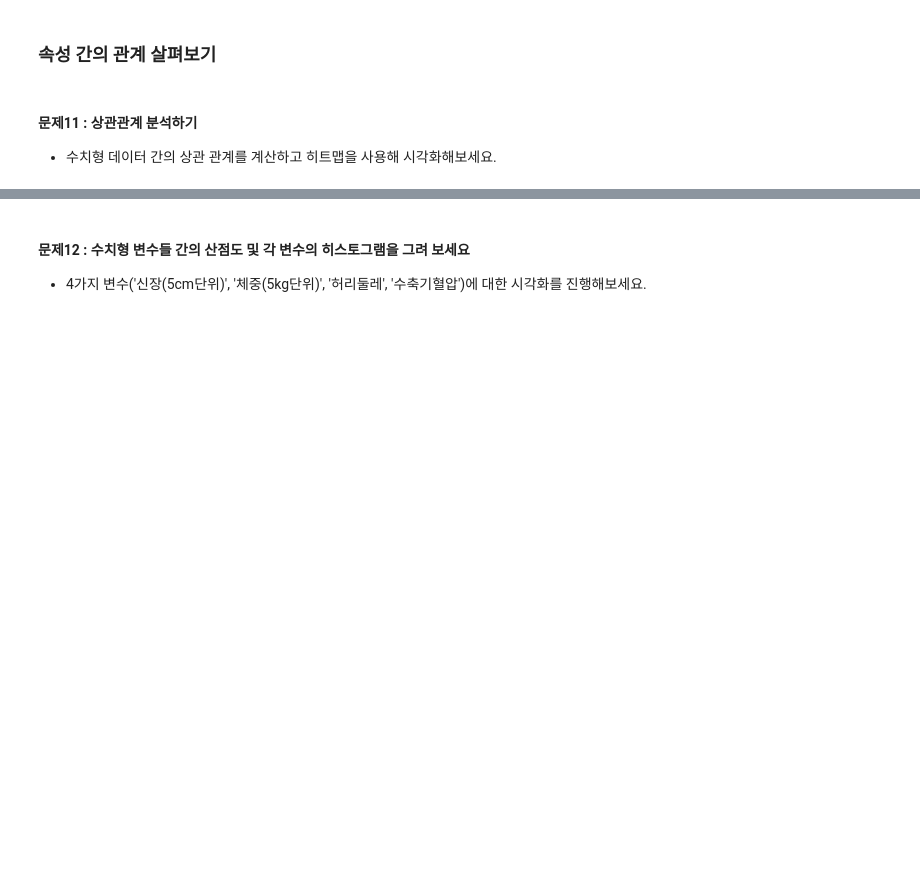
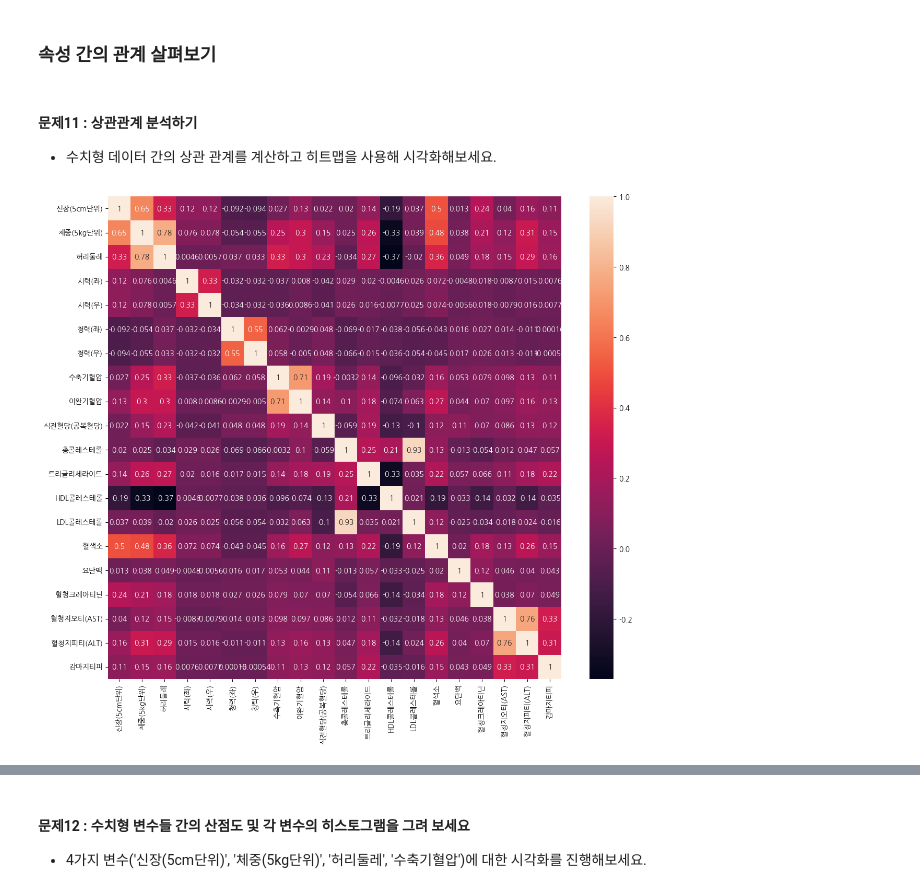
Before and after one commit to sbyeon163/codeit-bootcamp-DA13, a Jupyter notebook: 02_SprintMission/[Sprint]mission05(ver1.1).ipynb, the cells around one changed output, grey strips where cells are left out. Saved outputs shown, nothing was run; the diff lists cells and outputs as text; code cells hidden in the pictures; blank space fills up the shorter version.

```diff
--- a/02_SprintMission/[Sprint]mission05(ver1.1).ipynb
+++ b/02_SprintMission/[Sprint]mission05(ver1.1).ipynb
@@ -188,5 +380,12 @@ age_group_mapping = {
 # %% [markdown]
 #### 문제11 : 상관관계 분석하기
 - 수치형 데이터 간의 상관 관계를 계산하고 히트맵을 사용해 시각화해보세요.
+# %%
+numeric_corr = numeric_cols.corr()
+plt.figure(figsize= (14,12))
+sns.heatmap(data=numeric_corr, annot = True)
+plt.show()
+# %% [output]
+[figure, added]
 # %%
 # 위 시각화에서 찾을 수 있는 관계성은 어떤 것이 있나요?
```
Also changed, not shown: parts of 40 cells of this notebook, 6 other files.
